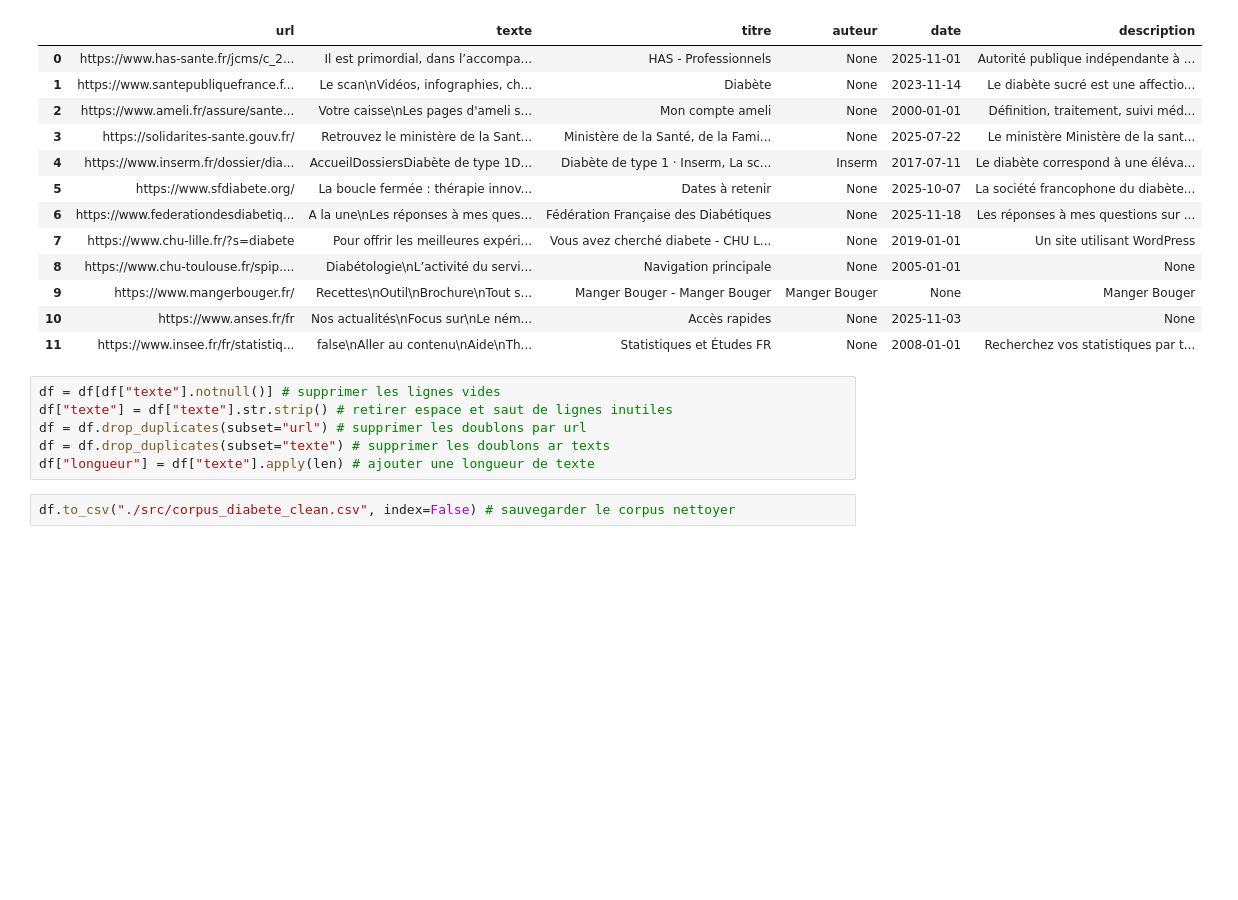
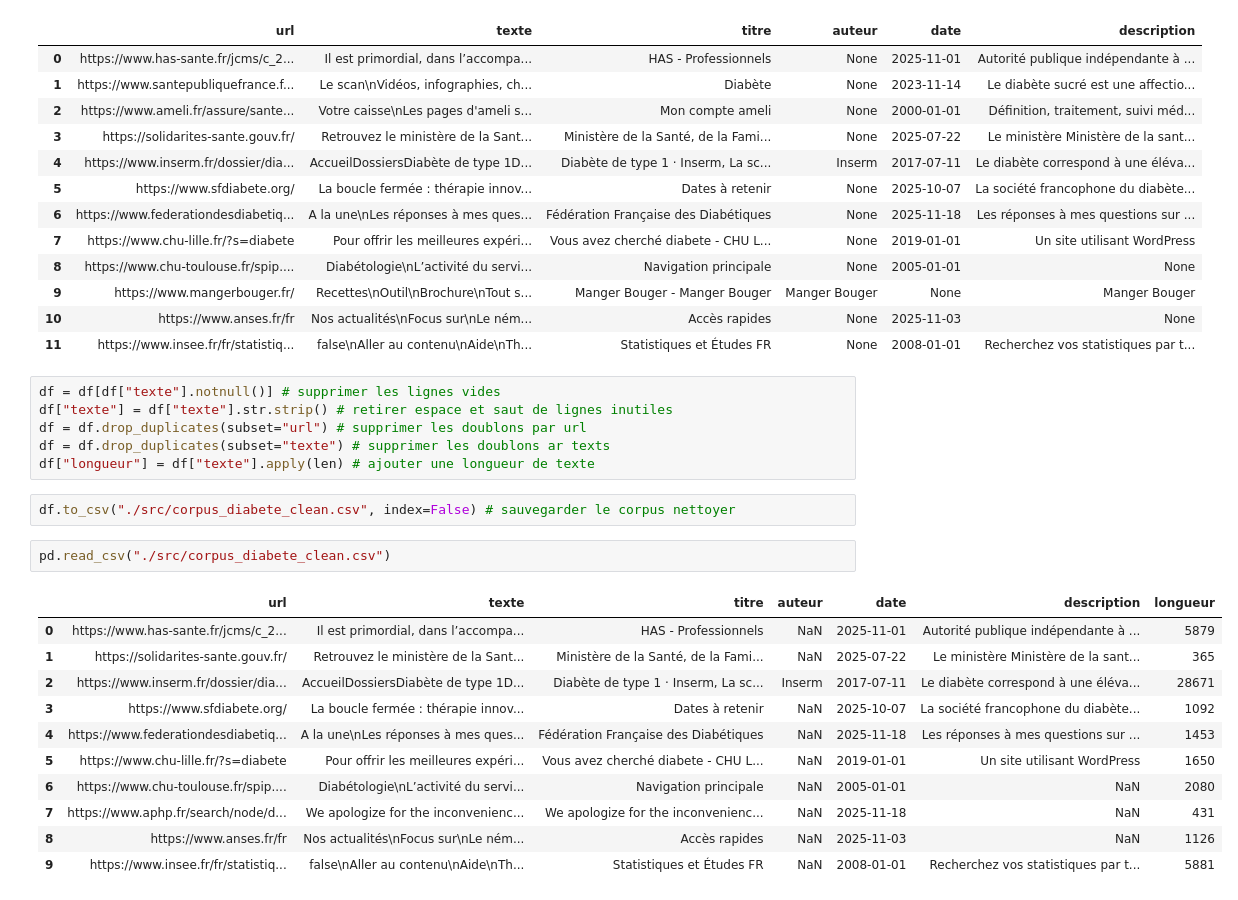
Before and after one commit to AnnaVitry/dialociraptor, a Jupyter notebook: scrap.ipynb, the cells around one changed output. Drawn from its saved outputs; the diff is of its cells as text; blank space fills up the shorter version.

```diff
--- a/scrap.ipynb
+++ b/scrap.ipynb
@@ -137,3 +137,17 @@ df = df.drop_duplicates(subset="texte") # supprimer les doublons ar texts
 df["longueur"] = df["texte"].apply(len) # ajouter une longueur de texte
 # %%
 df.to_csv("./src/corpus_diabete_clean.csv", index=False) # sauvegarder le corpus nettoyer
+# %%
+pd.read_csv("./src/corpus_diabete_clean.csv")
+# %% [output]
+|  | url | texte | titre | auteur | date | description | longueur |
+| 0 | https://www.has-sante.fr/jcms/c_2... | Il est primordial, dans l’accompa... | HAS - Professionnels | NaN | 2025-11-01 | Autorité publique indépendante à ... | 5879 |
+| 1 | https://solidarites-sante.gouv.fr/ | Retrouvez le ministère de la Sant... | Ministère de la Santé, de la Fami... | NaN | 2025-07-22 | Le ministère Ministère de la sant... | 365 |
+| 2 | https://www.inserm.fr/dossier/dia... | AccueilDossiersDiabète de type 1D... | Diabète de type 1 · Inserm, La sc... | Inserm | 2017-07-11 | Le diabète correspond à une éléva... | 28671 |
+| 3 | https://www.sfdiabete.org/ | La boucle fermée : thérapie innov... | Dates à retenir | NaN | 2025-10-07 | La société francophone du diabète... | 1092 |
+| 4 | https://www.federationdesdiabetiq... | A la une\nLes réponses à mes ques... | Fédération Française des Diabétiques | NaN | 2025-11-18 | Les réponses à mes questions sur ... | 1453 |
+| 5 | https://www.chu-lille.fr/?s=diabete | Pour offrir les meilleures expéri... | Vous avez cherché diabete - CHU L... | NaN | 2019-01-01 | Un site utilisant WordPress | 1650 |
+| 6 | https://www.chu-toulouse.fr/spip.... | Diabétologie\nL’activité du servi... | Navigation principale | NaN | 2005-01-01 | NaN | 2080 |
+| 7 | https://www.aphp.fr/search/node/d... | We apologize for the inconvenienc... | We apologize for the inconvenienc... | NaN | 2025-11-18 | NaN | 431 |
+| 8 | https://www.anses.fr/fr | Nos actualités\nFocus sur\nLe ném... | Accès rapides | NaN | 2025-11-03 | NaN | 1126 |
+| 9 | https://www.insee.fr/fr/statistiq... | false\nAller au contenu\nAide\nTh... | Statistiques et Études FR | NaN | 2008-01-01 | Recherchez vos statistiques par t... | 5881 |
```
